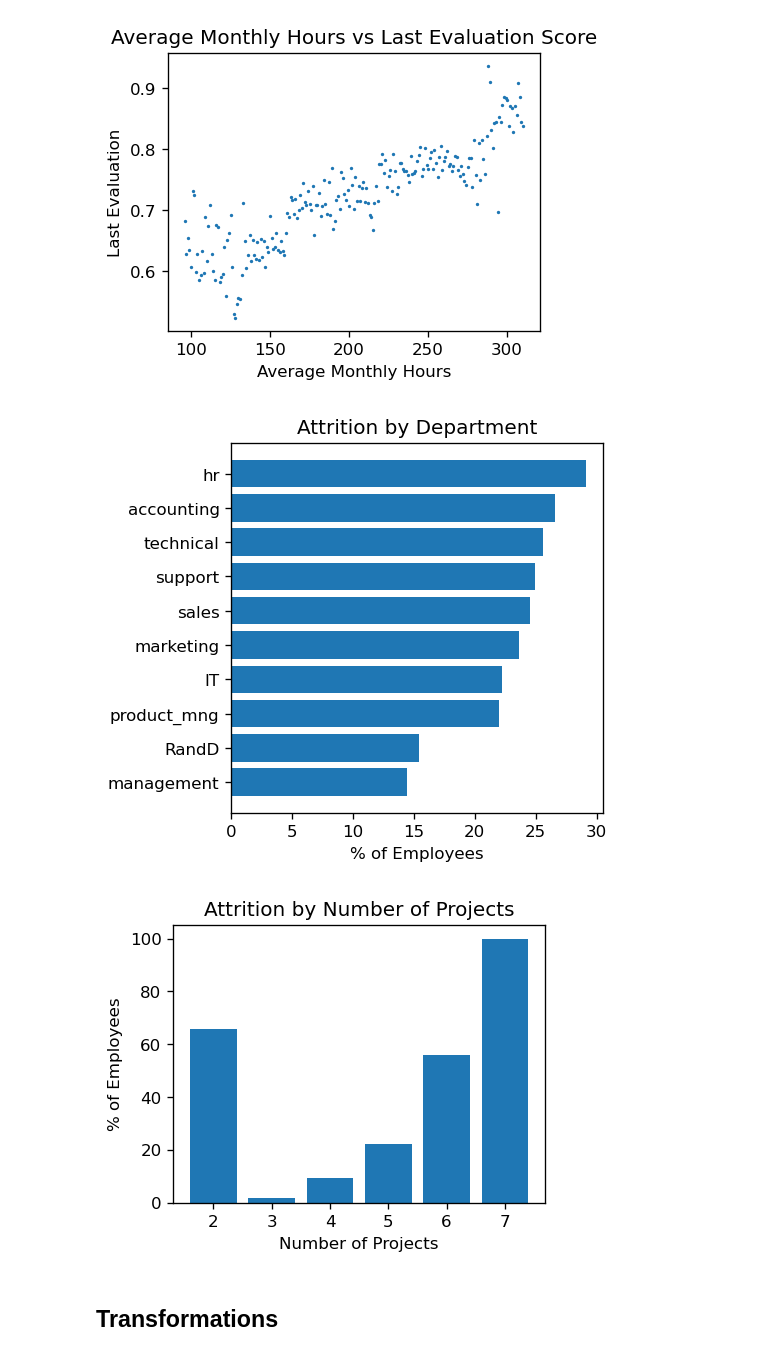
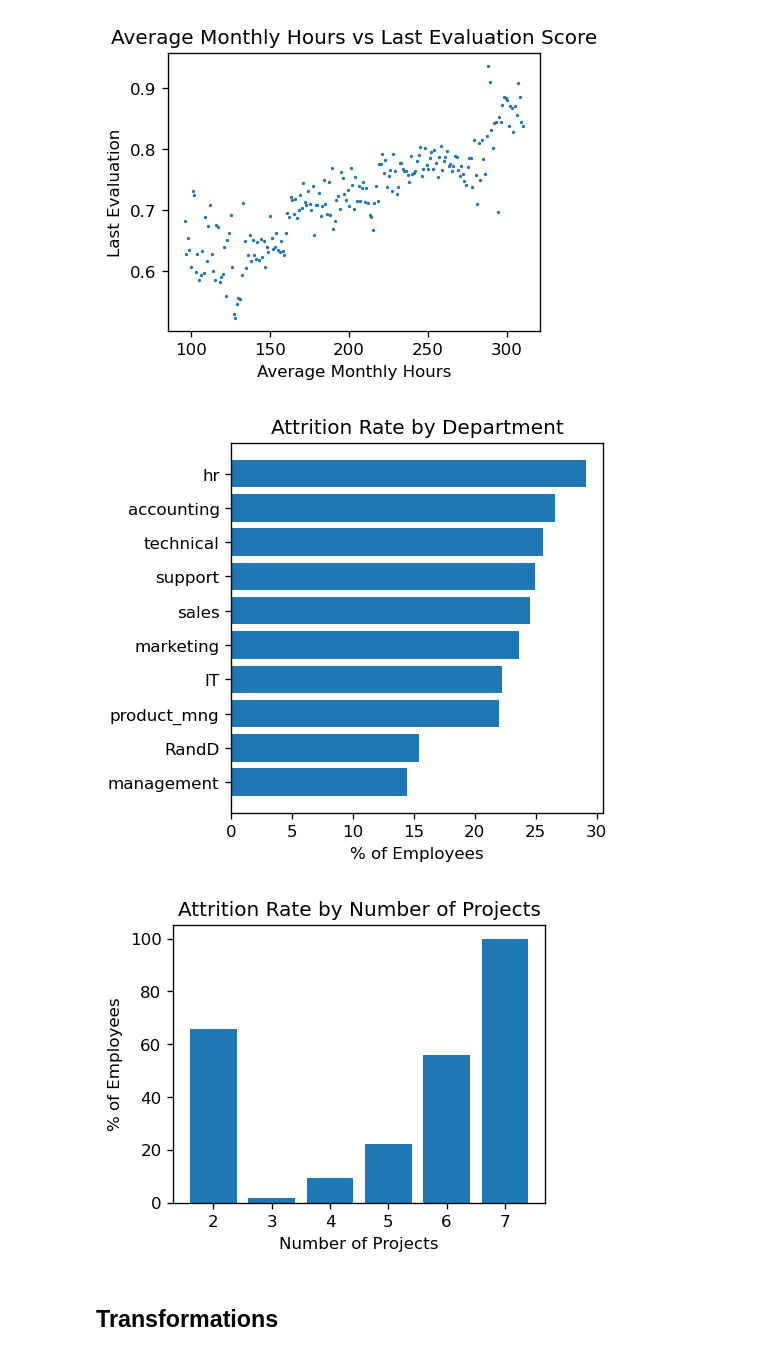
Before and after one commit to SameeckBhatia/Salifort-EDP, a Jupyter notebook: notebook.ipynb, the cells around one changed output. Drawn from its saved outputs; the diff is of its cells as text; code cells hidden in the pictures.

```diff
--- a/notebook.ipynb
+++ b/notebook.ipynb
@@ -182,22 +182,22 @@ temp_df = df[cols].groupby("Department").mean().sort_values("left") * 100
 fig, ax = plt.subplots(figsize=(4, 4), dpi=120)
 ax.barh(y=temp_df.index, width=temp_df["left"])
 plt.xlabel("% of Employees")
-plt.title("Attrition by Department")
+plt.title("Attrition Rate by Department")
 plt.show()
 # %% [output]
-[figure, old version]
+[figure, new version]
 # %%
 cols = ["number_project", "left"]
 temp_df = df[cols].groupby("number_project").mean() * 100
 
 fig, ax = plt.subplots(figsize=(4, 3), dpi=120)
 ax.bar(x=temp_df.index, height=temp_df["left"])
 plt.xlabel("Number of Projects")
 plt.ylabel("% of Employees")
-plt.title("Attrition by Number of Projects")
+plt.title("Attrition Rate by Number of Projects")
 plt.show()
 # %% [output]
-[figure, old version]
+[figure, new version]
 # %% [markdown]
 ## Transformations
 # %%
```
Also changed, not shown: parts of 3 cells of this notebook.
